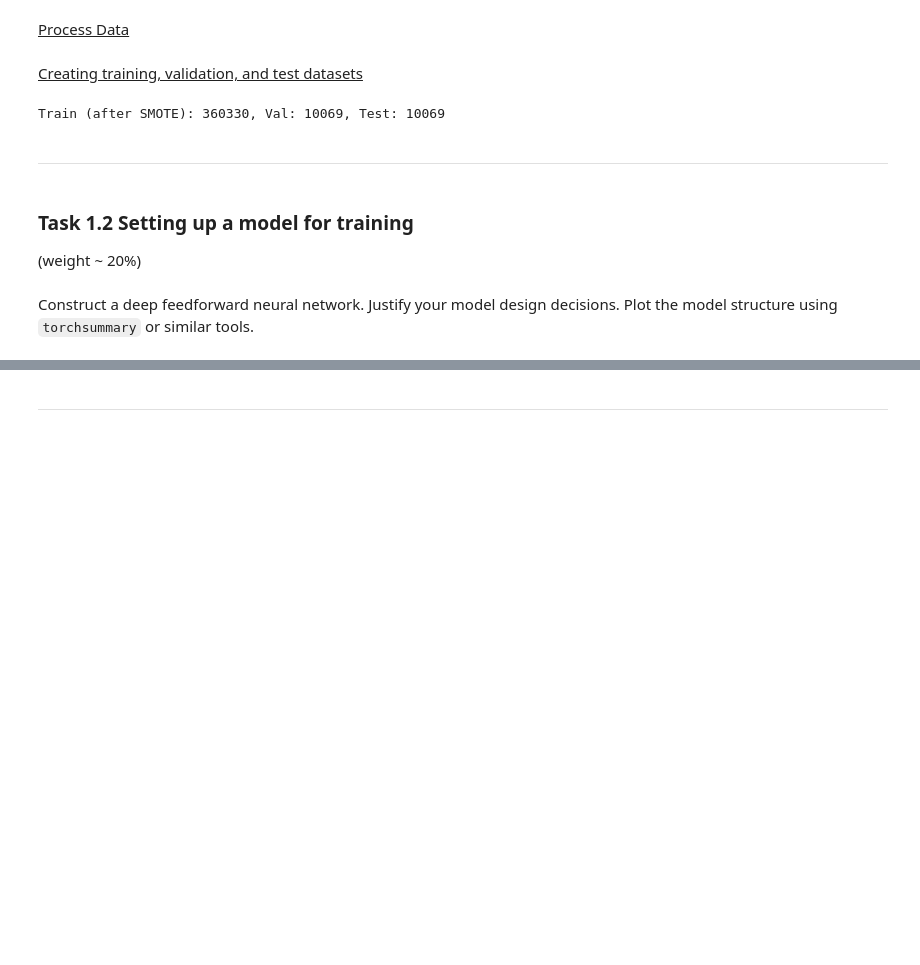
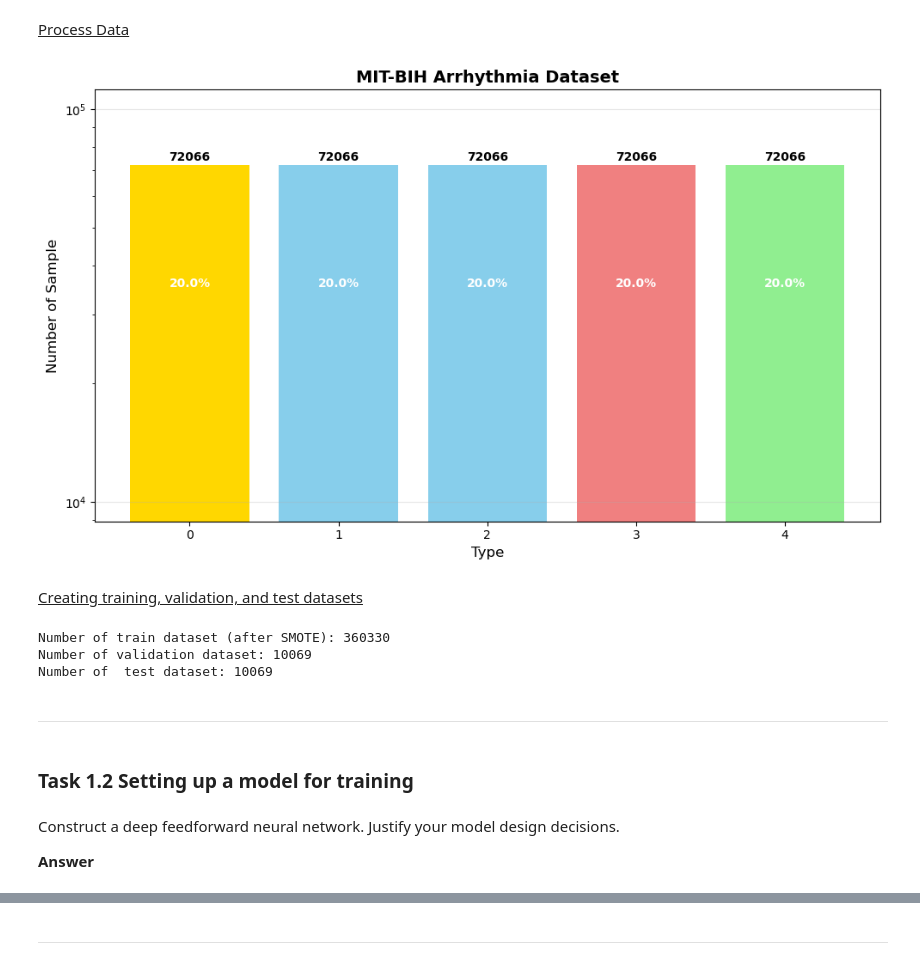
Before and after one commit to thongduong1990/SIT744-Deeplearning, a Jupyter notebook: assignment_2/2025_SIT744_assignment2-T22025.ipynb, the cells around one changed output, grey strips where cells are left out. Cells and saved outputs as stored; diff of their text form; code cells hidden in the pictures; blank space fills up the shorter version.

```diff
--- a/assignment_2/2025_SIT744_assignment2-T22025.ipynb
+++ b/assignment_2/2025_SIT744_assignment2-T22025.ipynb
@@ -211,12 +222,35 @@ target_y = data_frame_processed['type']
+# %%
+# features selection (remove the patient ID column)
+data_frame_processed = data_frame.drop(['record'], axis=1)
+# label categorical data
+data_frame_processed['type'] = LabelEncoder().fit_transform(data_frame_processed['type'])
+# normalize data
+scaler = StandardScaler()
+feature_x_raw = data_frame_processed.drop(['type'], axis=1)
+feature_x_scaled = pd.DataFrame(scaler.fit_transform(feature_x_raw), columns= feature_x_raw.columns)
+target_y = data_frame_processed['type']
+# split data to apply pca and balance data
+x_all = feature_x_scaled.values.astype(np.float32)  # original scaled
+y_all = target_y.values.astype(np.int64)
+x_train_raw, x_temp, y_train_raw, y_temp = train_test_split(x_all, y_all, test_size=0.2, random_state=42, stratify=y_all) # float64 is highest type in the original features
+x_val, x_test, y_val, y_test = train_test_split( x_temp, y_temp, test_size=0.5, random_state=42, stratify=y_temp) #because in the original data, the target column has type int64
+#apply PCA on train data
+pca = PCA(n_components=0.95, random_state=42) # keep 95%
+x_train_pca = pca.fit_transform(x_train_raw) # find cosin before transform
+x_val_pca = pca.transform(x_val)
+x_test_pca = pca.transform(x_test)
+
+# apply SMOTE only for training set, we should not apply SMOTE for test data
+x_train_final, y_train_final = SMOTE(random_state=42).fit_resample(x_train_pca, y_train_raw)
+# create a DataFrame to reuse the plotDataDistribute function
+df_train_plot = pd.DataFrame(x_train_final)
+df_train_plot['type'] = y_train_final
+plotDataDistribute(df_train_plot)
+# %% [output]
+[figure, added]
 # %% [markdown]
 <u>Creating training, validation, and test datasets</u>
 # %%
-x_all = feature_x_scaled.values.astype(np.float32)  # original scaled
-y_all = target_y.values.astype(np.int64)
-x_train_raw, x_temp, y_train_raw, y_temp = train_test_split(x_all, y_all, test_size=0.2, random_state=42, stratify=y_all) # float64 is highest type in the original features
-x_val, x_test, y_val, y_test = train_test_split( x_temp, y_temp, test_size=0.5, random_state=42, stratify=y_temp) #because in the original data, the target column has type int64
-# apply SMOTE only for training set, we should not apply SMOTE for test data
-x_train, y_train = SMOTE(random_state=42).fit_resample(x_train_raw, y_train_raw)
 class CustomDataset(Dataset):
     def __init__(self, x, y):
         self.x = torch.from_numpy(x.astype(np.float32))
@@ -226,21 +260,23 @@ class CustomDataset(Dataset):
     def __getitem__(self, idx):
         return self.x[idx], self.y[idx]
 
-train_ds = CustomDataset(x_train, y_train)
-val_ds   = CustomDataset(x_val, y_val)
-test_ds  = CustomDataset(x_test, y_test)
+train_ds = CustomDataset(x_train_final, y_train_final)
+val_ds   = CustomDataset(x_val_pca, y_val)
+test_ds  = CustomDataset(x_test_pca, y_test)
 batch_size = 64
 train_loader = DataLoader(train_ds, batch_size=batch_size, shuffle=True)
 val_loader   = DataLoader(val_ds, batch_size=batch_size)
 test_loader  = DataLoader(test_ds, batch_size=batch_size)
-print(f"Train (after SMOTE): {len(train_ds)}, Val: {len(val_ds)}, Test: {len(test_ds)}")
+print(f"Number of train dataset (after SMOTE): {len(train_ds)}\nNumber of validation dataset: {len(val_ds)}\nNumber of  test dataset: {len(test_ds)}")
 # %% [output]
-Train (after SMOTE): 360330, Val: 10069, Test: 10069
+Number of train dataset (after SMOTE): 360330
+Number of validation dataset: 10069
+Number of  test dataset: 10069
 # %% [markdown]
 ---
 # %% [markdown]
 ### Task 1.2 Setting up a model for training
-
-(weight ~ 20%)
 # %% [markdown]
-Construct a deep feedforward neural network. Justify your model design decisions. Plot the model structure using `torchsummary` or similar tools.
+Construct a deep feedforward neural network. Justify your model design decisions.
+
+**Answer**
```
Also changed, not shown: parts of 22 cells of this notebook, 25 other files.
